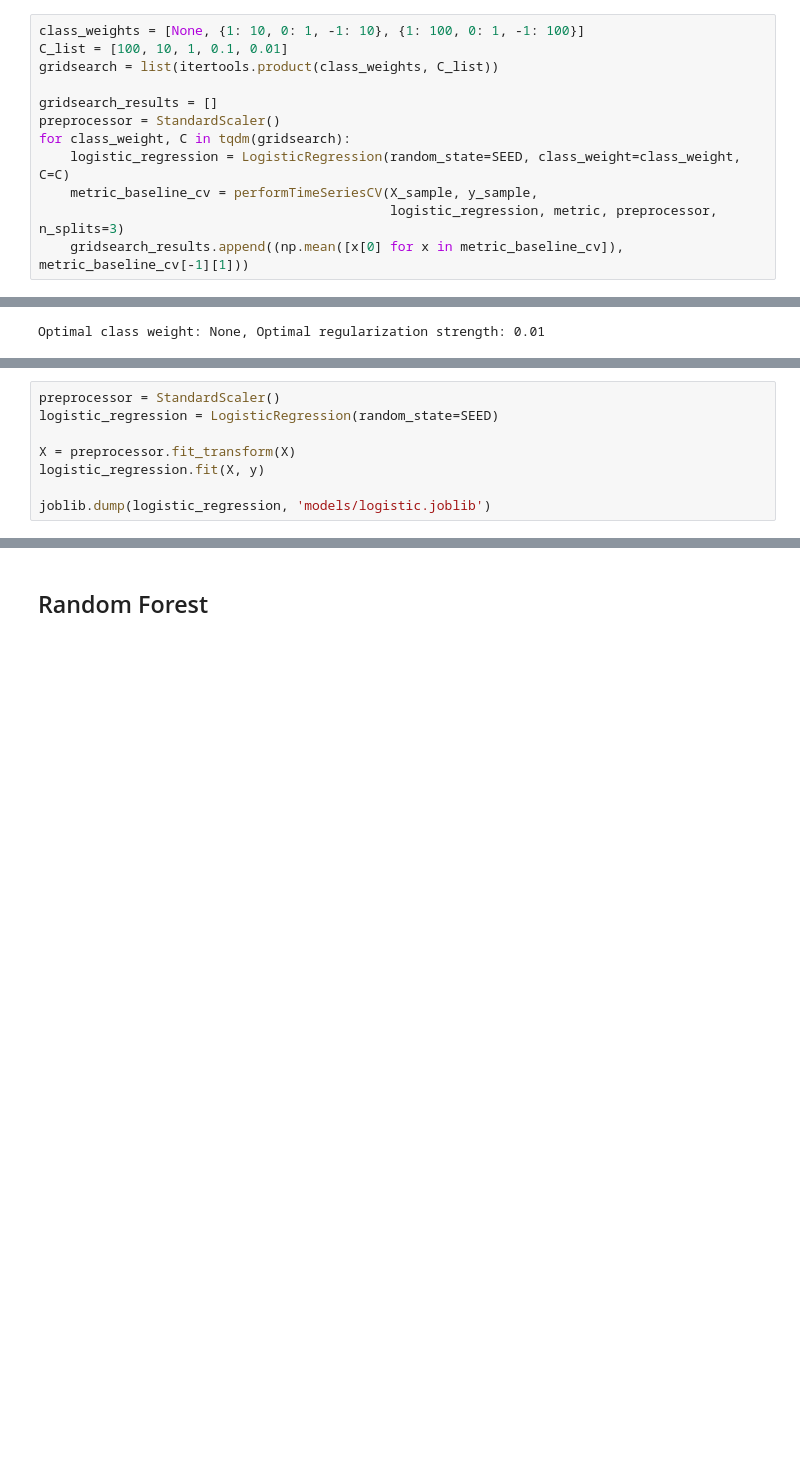
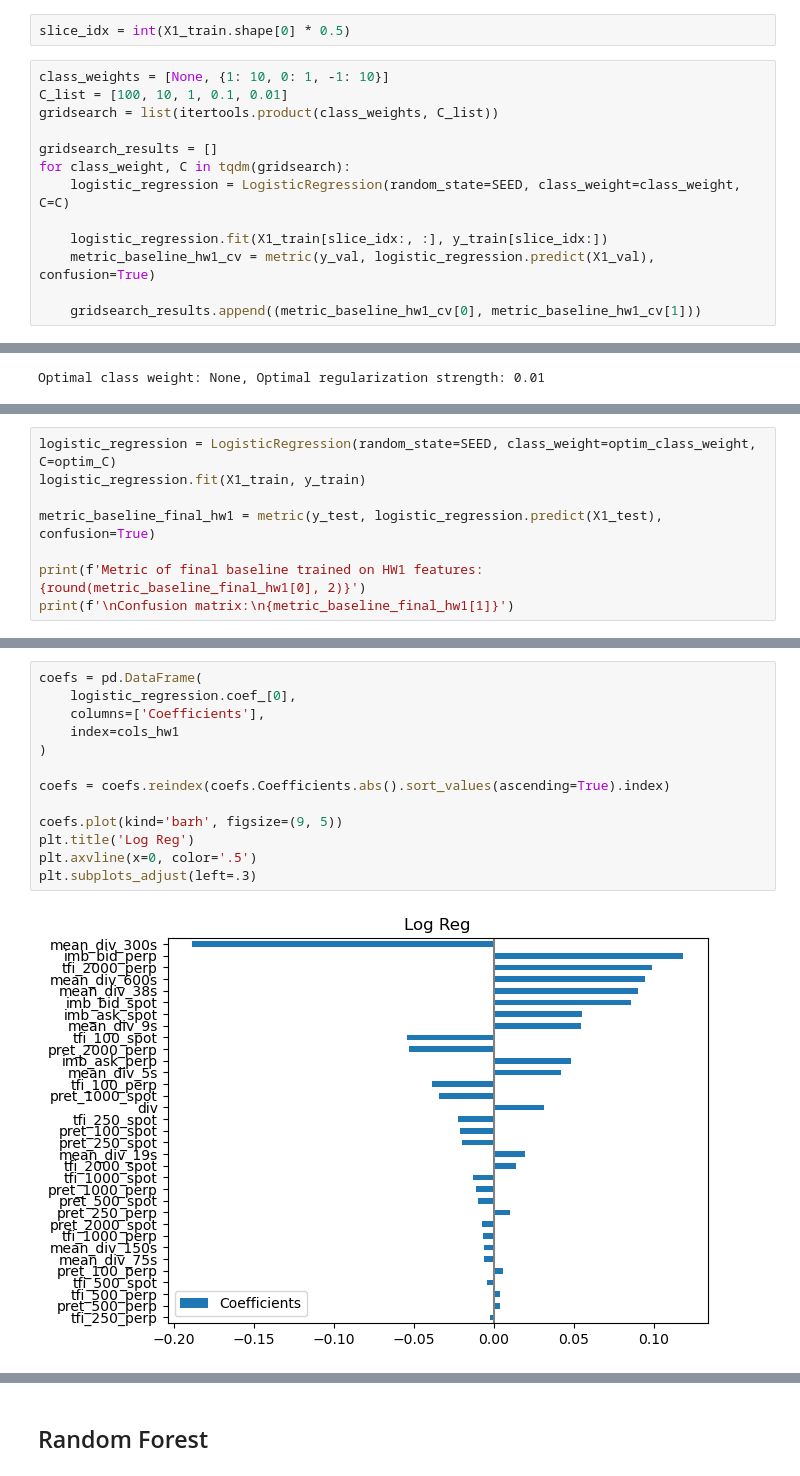
Before and after one commit to ESkripichnikov/market-prediction, a Jupyter notebook: training.ipynb, the cells around one changed output, grey strips where cells are left out. Cells and saved outputs as stored; diff of their text form; blank space fills up the shorter version.

Commit message:
added training on new features

```diff
--- a/training.ipynb
+++ b/training.ipynb
@@ -103,15 +134,18 @@ y_sample = y[:sample_size]
+# %%
+slice_idx = int(X1_train.shape[0] * 0.5)
 # %%
-class_weights = [None, {1: 10, 0: 1, -1: 10}, {1: 100, 0: 1, -1: 100}]
+class_weights = [None, {1: 10, 0: 1, -1: 10}]
 C_list = [100, 10, 1, 0.1, 0.01]
 gridsearch = list(itertools.product(class_weights, C_list))
 
 gridsearch_results = []
-preprocessor = StandardScaler()
 for class_weight, C in tqdm(gridsearch):
     logistic_regression = LogisticRegression(random_state=SEED, class_weight=class_weight, C=C)
-    metric_baseline_cv = performTimeSeriesCV(X_sample, y_sample,
-                                             logistic_regression, metric, preprocessor, n_splits=3)
-    gridsearch_results.append((np.mean([x[0] for x in metric_baseline_cv]), metric_baseline_cv[-1][1]))
+
+    logistic_regression.fit(X1_train[slice_idx:, :], y_train[slice_idx:])
+    metric_baseline_hw1_cv = metric(y_val, logistic_regression.predict(X1_val), confusion=True)
+
+    gridsearch_results.append((metric_baseline_hw1_cv[0], metric_baseline_hw1_cv[1]))
 # %%
 optim_index = np.argmax([x[0] for x in gridsearch_results])
 optim_class_weight, optim_C = gridsearch[optim_index]
@@ -138,0 +157,8 @@ confusion matrix of last fold:
+# %%
+logistic_regression = LogisticRegression(random_state=SEED, class_weight=optim_class_weight, C=optim_C)
+logistic_regression.fit(X1_train, y_train)
+
+metric_baseline_final_hw1 = metric(y_test, logistic_regression.predict(X1_test), confusion=True)
+
+print(f'Metric of final baseline trained on HW1 features: {round(metric_baseline_final_hw1[0], 2)}')
+print(f'\nConfusion matrix:\n{metric_baseline_final_hw1[1]}')
@@ -143,8 +173,0 @@ Hyperparameters tuning fail to achive any improvement in the metrics
-# %%
-preprocessor = StandardScaler()
-logistic_regression = LogisticRegression(random_state=SEED)
-
-X = preprocessor.fit_transform(X)
-logistic_regression.fit(X, y)
-
-joblib.dump(logistic_regression, 'models/logistic.joblib')
@@ -152,0 +180,15 @@ joblib.dump(logistic_regression, 'models/logistic.joblib')
+# %%
+coefs = pd.DataFrame(
+    logistic_regression.coef_[0],
+    columns=['Coefficients'],
+    index=cols_hw1
+)
+
+coefs = coefs.reindex(coefs.Coefficients.abs().sort_values(ascending=True).index)
+
+coefs.plot(kind='barh', figsize=(9, 5))
+plt.title('Log Reg')
+plt.axvline(x=0, color='.5')
+plt.subplots_adjust(left=.3)
+# %% [output]
+[figure, added]
```
Also changed, not shown: parts of 29 cells of this notebook.
